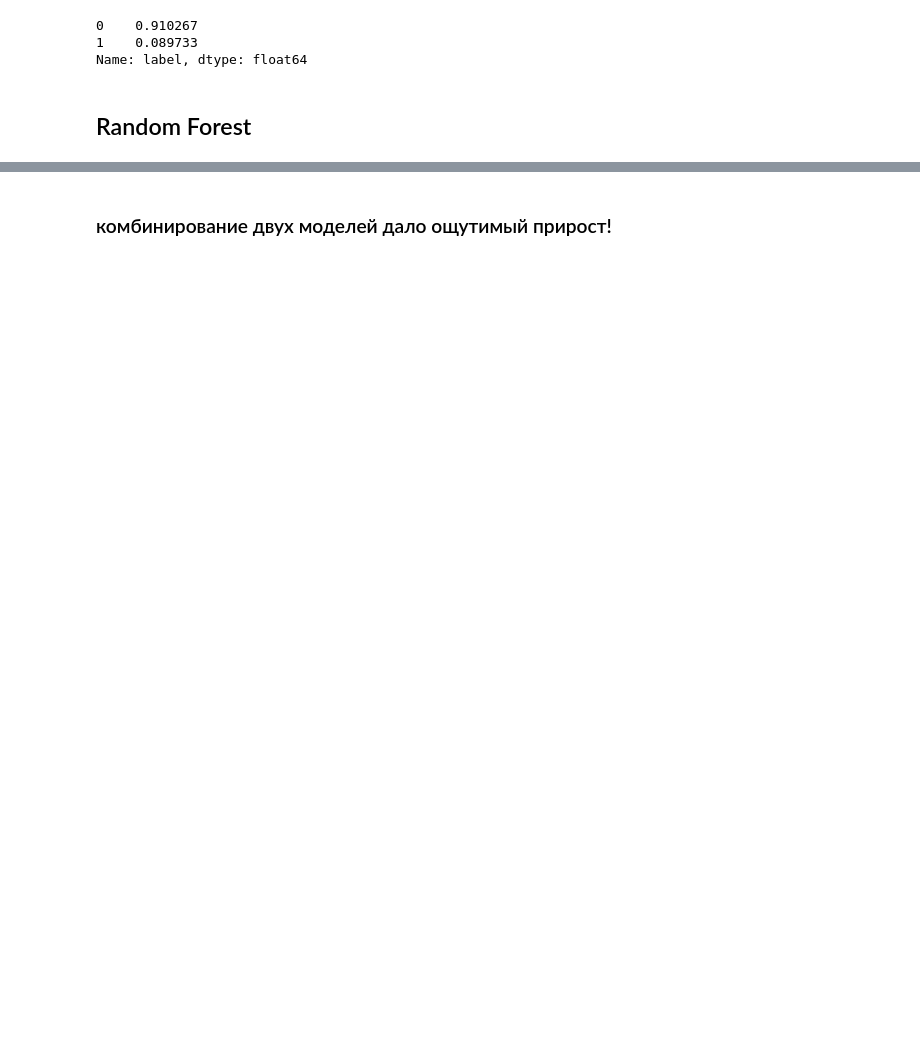
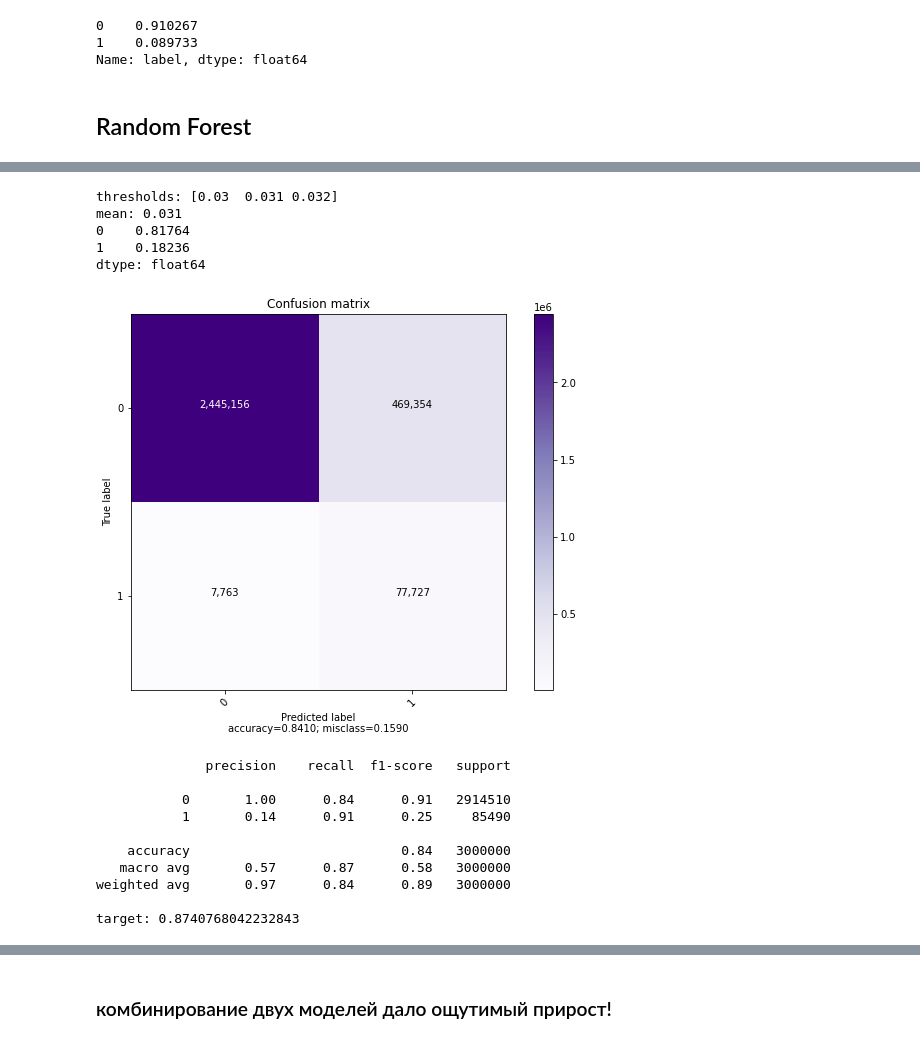
Before and after one commit to sir-timio/pochta, a Jupyter notebook: main.ipynb, the cells around one changed output, grey strips where cells are left out. Drawn from its saved outputs; the diff is of its cells as text; code cells hidden in the pictures; blank space fills up the shorter version.

```diff
--- a/main.ipynb
+++ b/main.ipynb
@@ -283,0 +288,34 @@ rf = rf_pipe[0]
+# %%
+ds1 = Dataset(
+    train_df,
+    drop_major=True, drop_minor=False,
+    val_size=0.5,
+    keep='last',
+)
+X_train1, y_train1 = ds1.get_train(mode=None)
+X_val1, y_val1 = ds1.get_val()
+rf_pipe1 = pipeline(
+    RandomForestClassifier,
+    {'n_jobs': -1, 'n_estimators': 100},
+    X_train=X_train1,
+    y_train=y_train1,
+    X_val=X_val1,
+    y_val=y_val1,
+)
+# %% [output]
+thresholds: [0.03  0.031 0.032]
+mean: 0.031
+0    0.81764
+1    0.18236
+dtype: float64
+[figure, added]
+              precision    recall  f1-score   support
+
+           0       1.00      0.84      0.91   2914510
+           1       0.14      0.91      0.25     85490
+
+    accuracy                           0.84   3000000
+   macro avg       0.57      0.87      0.58   3000000
+weighted avg       0.97      0.84      0.89   3000000
+
+target: 0.8740768042232843
```
Also changed, not shown: parts of 46 cells of this notebook, 2 other files.
